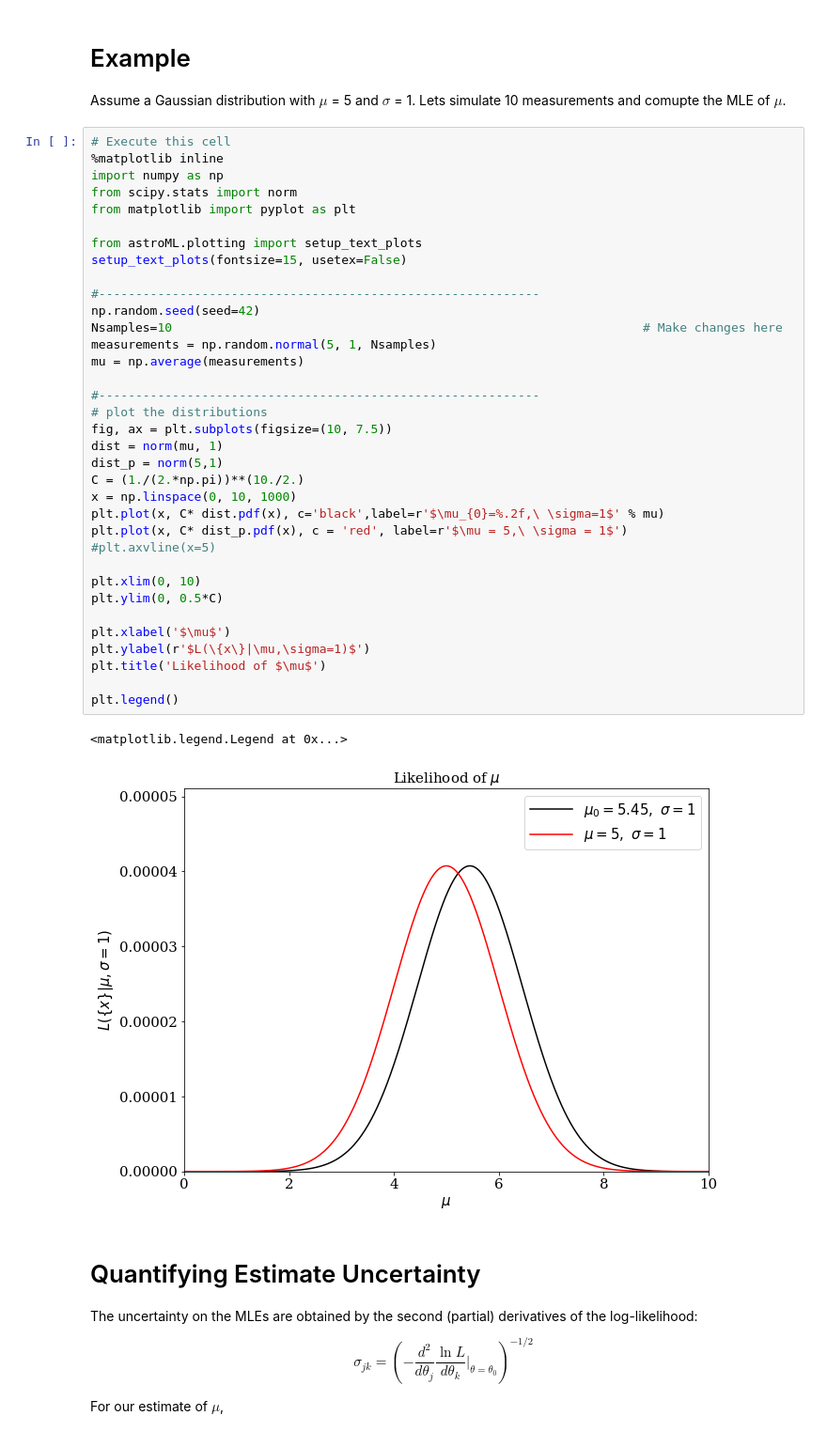
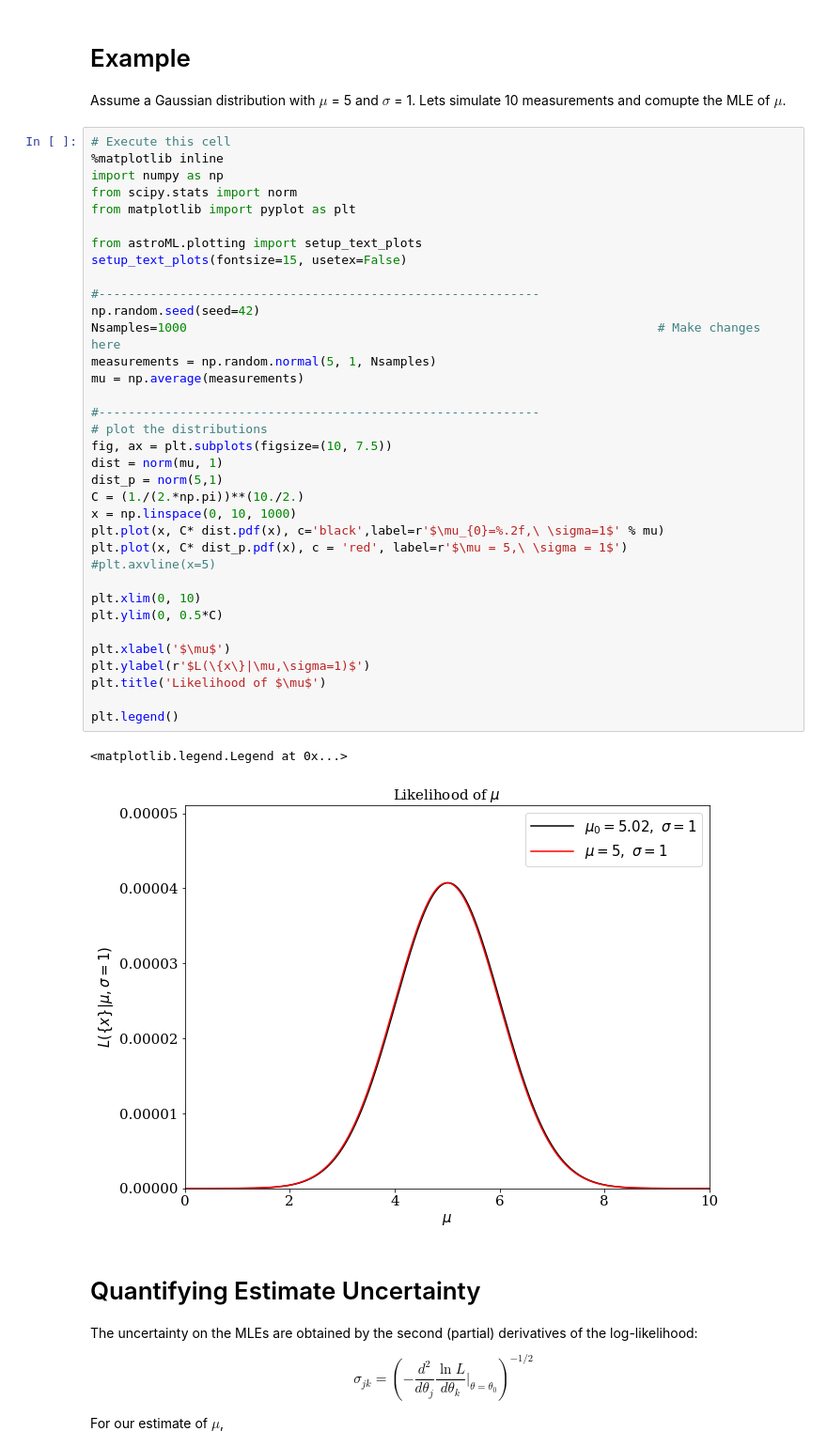
Before and after one commit to UA-ast502-2017/classnotebooks, a Jupyter notebook: lectures/ast502-lecture4.ipynb, the cells around one changed output. Shown: that part at 94% size. Cells and saved outputs as stored; diff of their text form.

```diff
--- a/lectures/ast502-lecture4.ipynb
+++ b/lectures/ast502-lecture4.ipynb
@@ -146,35 +146,35 @@ from matplotlib import pyplot as plt
 
 from astroML.plotting import setup_text_plots
 setup_text_plots(fontsize=15, usetex=False)
 
 #------------------------------------------------------------
 np.random.seed(seed=42)
-Nsamples=10                                                                # Make changes here
+Nsamples=1000                                                                # Make changes here
 measurements = np.random.normal(5, 1, Nsamples)
 mu = np.average(measurements)
 
 #------------------------------------------------------------
 # plot the distributions
 fig, ax = plt.subplots(figsize=(10, 7.5))
 dist = norm(mu, 1)
 dist_p = norm(5,1)
 C = (1./(2.*np.pi))**(10./2.)
 x = np.linspace(0, 10, 1000)
 plt.plot(x, C* dist.pdf(x), c='black',label=r'$\mu_{0}=%.2f,\ \sigma=1$' % mu)
 plt.plot(x, C* dist_p.pdf(x), c = 'red', label=r'$\mu = 5,\ \sigma = 1$')
 #plt.axvline(x=5)
 
 plt.xlim(0, 10)
 plt.ylim(0, 0.5*C)
 
 plt.xlabel('$\mu$')
 plt.ylabel(r'$L(\{x\}|\mu,\sigma=1)$')
 plt.title('Likelihood of $\mu$')
 
 plt.legend()
 # %% [output]
 <matplotlib.legend.Legend at 0x...>
-[figure, old version]
+[figure, new version]
 # %% [markdown]
 # Quantifying Estimate Uncertainty
 
```
Also changed, not shown: 1 other file.
